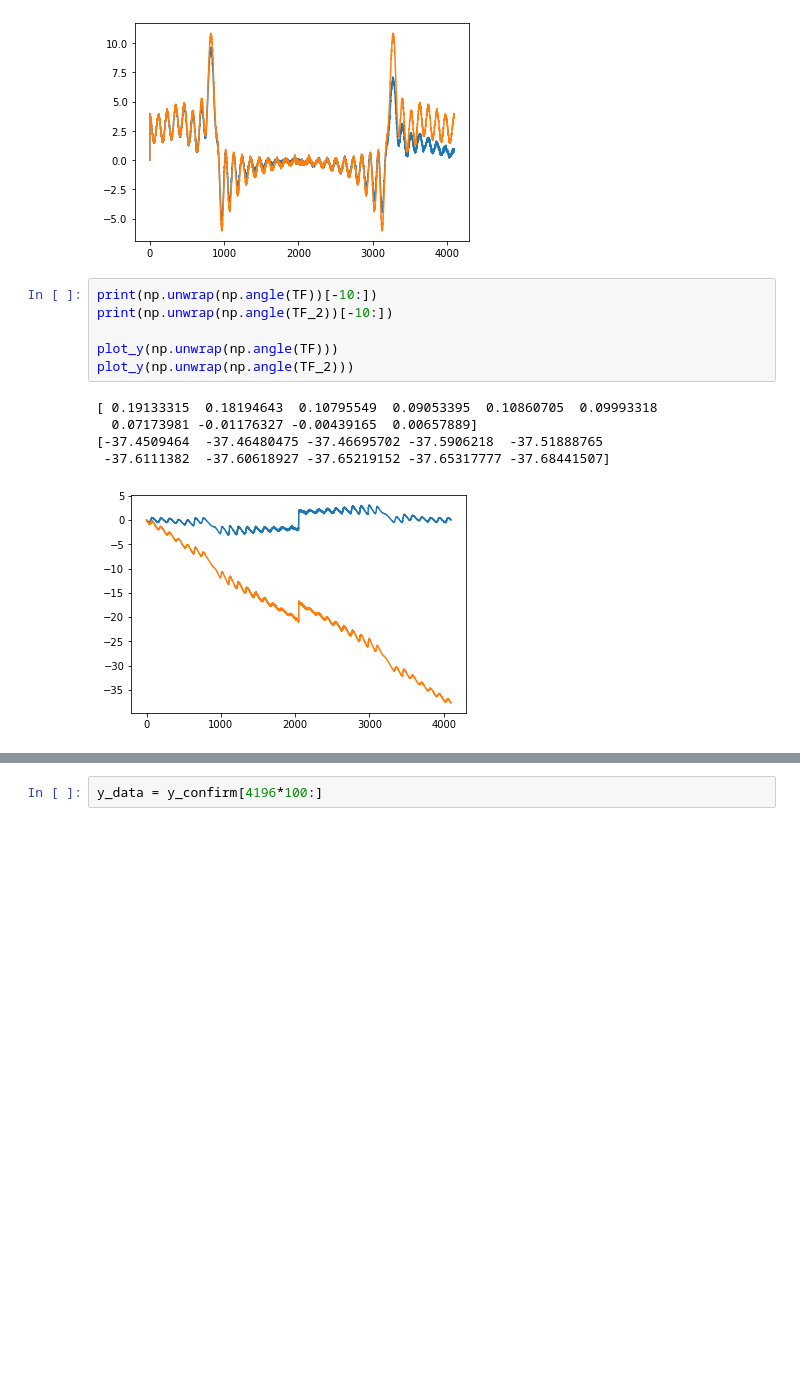
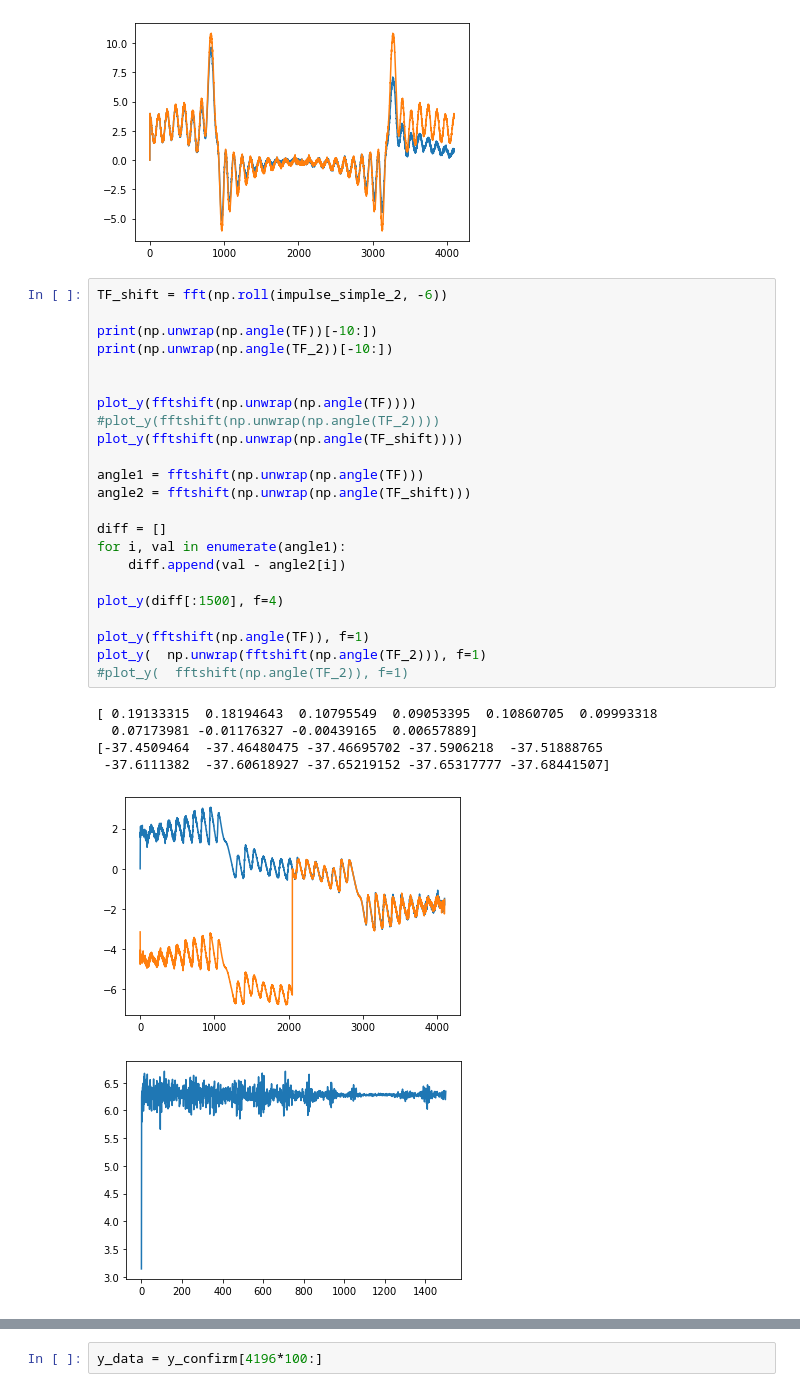
Before and after one commit to kaijunge/CleanNoise_GF3, a Jupyter notebook: Week 2 Challenge - 4.ipynb, the cells around one changed output, grey strips where cells are left out. Cells and saved outputs as stored; diff of their text form; blank space fills up the shorter version.

```diff
--- a/Week 2 Challenge - 4.ipynb
+++ b/Week 2 Challenge - 4.ipynb
@@ -146,15 +146,33 @@ impulse_simple, TF = getImpulseSimple(CE_freq, known_fourier, len(CE_freq[0]), l
 plot_y(TF)'''
 # %% [output]
 [figure]
-# %%
-print(np.unwrap(np.angle(TF))[-10:])
-print(np.unwrap(np.angle(TF_2))[-10:])
-
-plot_y(np.unwrap(np.angle(TF)))
-plot_y(np.unwrap(np.angle(TF_2)))
-# %% [output]
-[ 0.19133315  0.18194643  0.10795549  0.09053395  0.10860705  0.09993318
-  0.07173981 -0.01176327 -0.00439165  0.00657889]
-[-37.4509464  -37.46480475 -37.46695702 -37.5906218  -37.51888765
- -37.6111382  -37.60618927 -37.65219152 -37.65317777 -37.68441507]
-[figure, removed]
+# %%
+TF_shift = fft(np.roll(impulse_simple_2, -6))
+
+print(np.unwrap(np.angle(TF))[-10:])
+print(np.unwrap(np.angle(TF_2))[-10:])
+
+
+plot_y(fftshift(np.unwrap(np.angle(TF))))
+#plot_y(fftshift(np.unwrap(np.angle(TF_2))))
+plot_y(fftshift(np.unwrap(np.angle(TF_shift))))
+
+angle1 = fftshift(np.unwrap(np.angle(TF)))
+angle2 = fftshift(np.unwrap(np.angle(TF_shift)))
+
+diff = []
+for i, val in enumerate(angle1):
+    diff.append(val - angle2[i])
+
+plot_y(diff[:1500], f=4)
+
+plot_y(fftshift(np.angle(TF)), f=1)
+plot_y(  np.unwrap(fftshift(np.angle(TF_2))), f=1)
+#plot_y(  fftshift(np.angle(TF_2)), f=1)
+# %% [output]
+[ 0.19133315  0.18194643  0.10795549  0.09053395  0.10860705  0.09993318
+  0.07173981 -0.01176327 -0.00439165  0.00657889]
+[-37.4509464  -37.46480475 -37.46695702 -37.5906218  -37.51888765
+ -37.6111382  -37.60618927 -37.65219152 -37.65317777 -37.68441507]
+[figure, added]
+[figure, added]
```
Also changed, not shown: parts of 3 cells of this notebook, 3 other files.
